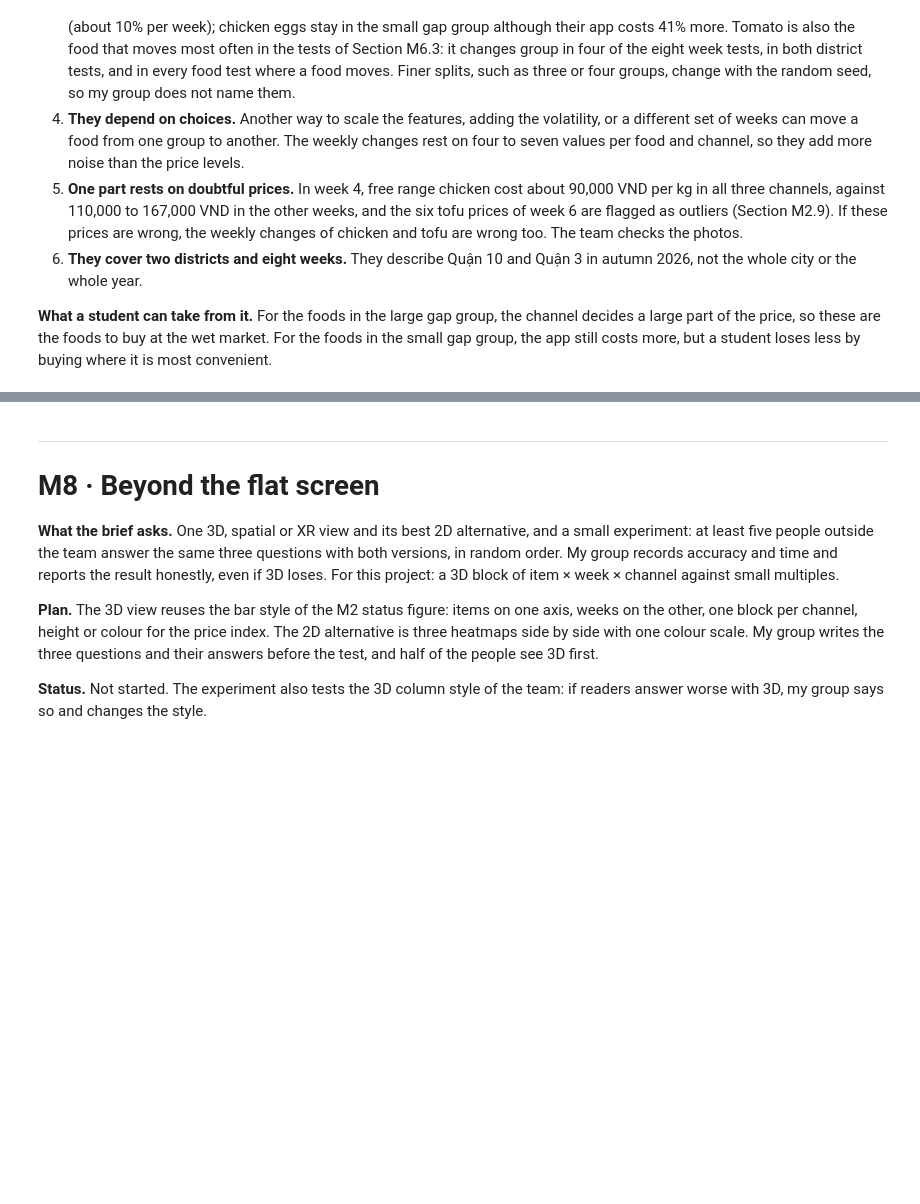
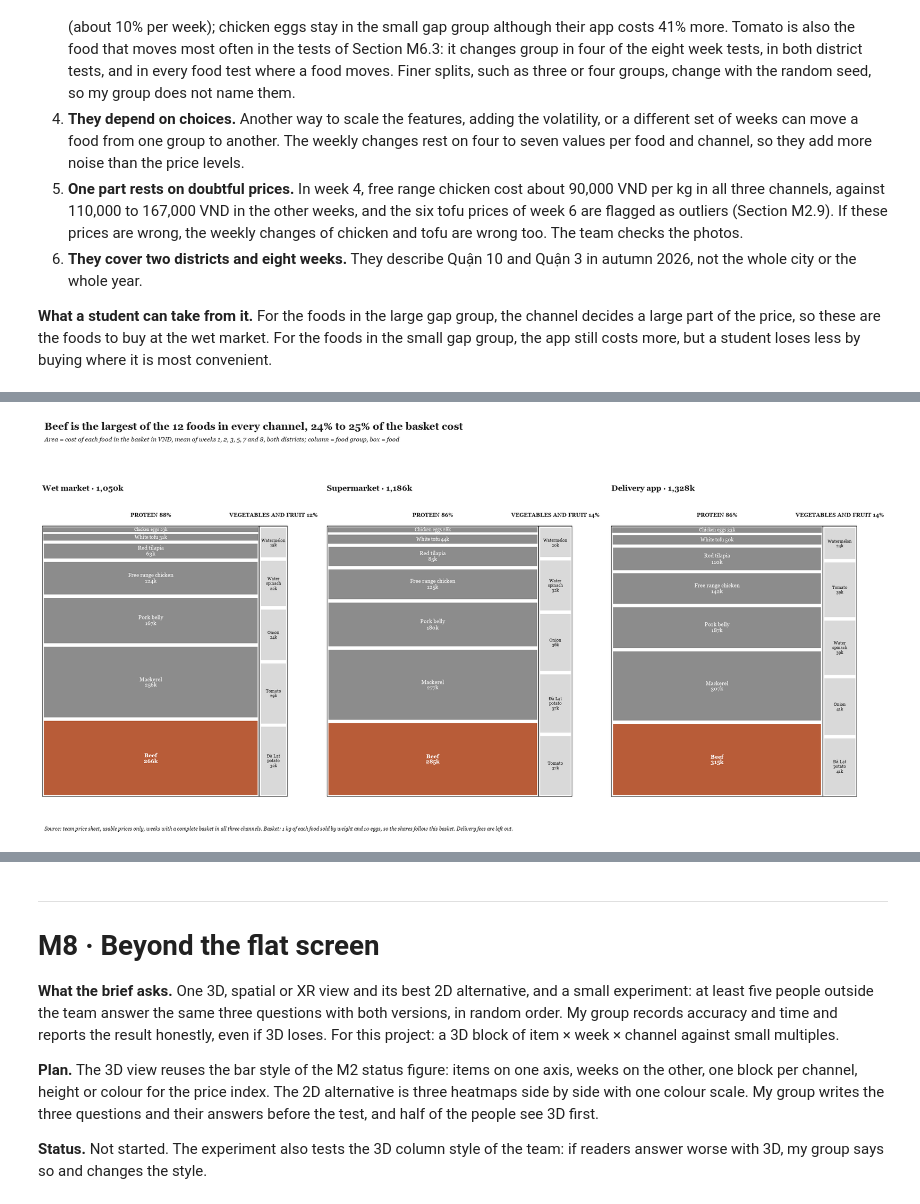
Before and after one commit to hwinhwork-dot/DataViz_Final_P10, a Jupyter notebook: notebooks/P10_Final_Team10.ipynb, the cells around one changed output, grey strips where cells are left out. Drawn from its saved outputs; the diff is of its cells as text; code cells hidden in the pictures; blank space fills up the shorter version.

```diff
--- a/notebooks/P10_Final_Team10.ipynb
+++ b/notebooks/P10_Final_Team10.ipynb
@@ -3262,0 +2888,89 @@ plt.show()
+# %%
+# M7.2 Treemap of the basket cost: food group, then food, one panel per channel
+
+# 1. The weeks in which all three channels have a complete basket
+complete_by_week = complete.unstack("channel").reindex(columns=CHANNEL_ORDER)
+common_weeks = complete_by_week.index[complete_by_week.all(axis=1)].tolist()
+if not common_weeks:
+    raise ValueError("No week has a complete basket in all three channels.")
+weeks_txt = ", ".join(map(str, common_weeks[:-1])) + " and " + str(common_weeks[-1])
+print("Weeks with a complete basket in all three channels:", common_weeks)
+
+# 2. Mean price of each food over those weeks, times the basket quantity
+in_common = wk_items.index.get_level_values("week").isin(common_weeks)
+mean_item_prices = wk_items.loc[in_common].groupby(level="channel").mean().reindex(CHANNEL_ORDER).astype(float)
+basket_item_cost = mean_item_prices.mul(QTY_S.astype(float), axis=1)
+group_map = item_spec.set_index("item_code")["item_group"]
+GROUP_EN = {"Đạm": "Protein", "Rau củ quả": "Vegetables and fruit"}
+GROUP_FILL = {"Đạm": GREY, "Rau củ quả": LIGHT}      # context in grey; the largest food gets HIGHLIGHT
+
+# 3. The numbers behind the title: the share of each food in each basket
+share = basket_item_cost.div(basket_item_cost.sum(axis=1), axis=0)
+top_by_channel = share.idxmax(axis=1)
+top_item = top_by_channel.loc[CHANNEL_ORDER[0]]
+print("Largest food in each channel:", {CHANNEL_EN[ch]: ITEM_EN[it] for ch, it in top_by_channel.items()})
+display(pd.DataFrame({"Basket (VND)": basket_item_cost.sum(axis=1).round(0),
+                      f"{ITEM_EN[top_item]} (VND)": basket_item_cost[top_item].round(0),
+                      f"{ITEM_EN[top_item]} share (%)": (share[top_item] * 100).round(1)}).rename(index=CHANNEL_EN))
+lo, hi = round(share[top_item].min() * 100), round(share[top_item].max() * 100)
+share_txt = f"{lo}%" if lo == hi else f"{lo}% to {hi}%"
+if (top_by_channel == top_item).all():
+    tree_head = f"{ITEM_EN[top_item]} is the largest of the 12 foods in every channel, {share_txt} of the basket cost"
+else:
+    tree_head = f"{ITEM_EN[top_item]} is the largest food at the wet market, {share_txt} of the basket cost"
+print("Title:", tree_head)
+
+# 4. Slice and dice layout: one column per food group, one box per food
+fig, axes = plt.subplots(1, 3, figsize=(20, 9))
+boxes = []                                           # labelled after the layout is fixed
+for ax, ch in zip(axes, CHANNEL_ORDER):
+    ax.set_xlim(0, 100)
+    ax.set_ylim(0, 110)
+    ax.axis("off")
+    data = pd.DataFrame({"item_code": basket_item_cost.columns, "cost": basket_item_cost.loc[ch].values})
+    data["item_group"] = data["item_code"].map(group_map)
+    data = data[data["cost"].gt(0) & data["item_group"].notna()]
+    group_totals = data.groupby("item_group")["cost"].sum().sort_values(ascending=False)
+    total = group_totals.sum()
+    x0 = 0
+    for grp, grp_total in group_totals.items():
+        width = grp_total / total * 100
+        ax.text(x0 + width / 2, 104, f"{GROUP_EN[grp].upper()} {grp_total / total:.0%}", ha="center", va="center",
+                fontsize=9, fontweight="bold", color=INK)
+        y0 = 0
+        for _, item in data[data["item_group"] == grp].sort_values("cost", ascending=False).iterrows():
+            height = item["cost"] / grp_total * 100
+            gap = min(0.5, height * 0.08)            # thin boxes keep most of their height for the label
+            fill = HIGHLIGHT if item["item_code"] == top_item else GROUP_FILL[grp]
+            ax.add_patch(Rectangle((x0 + gap, y0 + gap), max(width - 2 * gap, 0), max(height - 2 * gap, 0),
+                                   facecolor=fill, edgecolor=PAPER, linewidth=1.2))
+            boxes.append((ax, x0, y0, width, height, ITEM_EN[item["item_code"]], item["cost"], fill))
+            y0 += height
+        ax.add_patch(Rectangle((x0, 0), width, 100, fill=False, edgecolor=INK, linewidth=1.2))
+        x0 += width
+    ax.set_title(f"{CHANNEL_EN[ch]} · {fmt_vnd(total)}", fontsize=13, fontweight="bold", pad=14)
+
+figure_title(fig, tree_head,
+             f"Area = cost of each food in the basket in VND, mean of weeks {weeks_txt}, both districts; column = food group, box = food")
+note(fig, "Source: team price sheet, usable prices only, weeks with a complete basket in all three channels. "
+          "Basket: 1 kg of each food sold by weight and 10 eggs, so the shares follow this basket. Delivery fees are left out.")
+fig.tight_layout(rect=[0, 0.04, 1, 0.88])
+
+# 5. Labels: two lines in a tall box, one line in a flat box, one word per line in a narrow column
+fig.canvas.draw()
+for ax, x0, y0, width, height, name, cost, fill in boxes:
+    (xa, ya), (xb, yb) = ax.transData.transform([(x0, y0), (x0 + width, y0 + height)])
+    w_pt, h_pt = (xb - xa) * 72 / fig.dpi, (yb - ya) * 72 / fig.dpi
+    ink = PAPER if fill in (HIGHLIGHT, GREY) else INK
+    if w_pt < 120:
+        text, size = name.replace("Đà Lạt", "Đà\u00a0Lạt").replace(" ", "\n").replace("\u00a0", " ") + "\n" + fmt_vnd(cost), 7.5
+    elif h_pt >= 30:
+        text, size = f"{name}\n{fmt_vnd(cost)}", 9
+    else:
+        text, size = f"{name} {fmt_vnd(cost)}", max(6.0, min(8.5, 0.62 * h_pt))
+    ax.text(x0 + width / 2, y0 + height / 2, text, ha="center", va="center", fontsize=size, color=ink,
+            fontweight="bold" if fill == HIGHLIGHT else "normal", linespacing=1.1)
+
+save(fig, FIG / "m7_treemap.png")
+plt.show()
+# %% [output]
@@ -3262,0 +2985 @@ plt.show()
+[figure, added]
```
Also changed, not shown: parts of 23 cells of this notebook, 35 other files.
